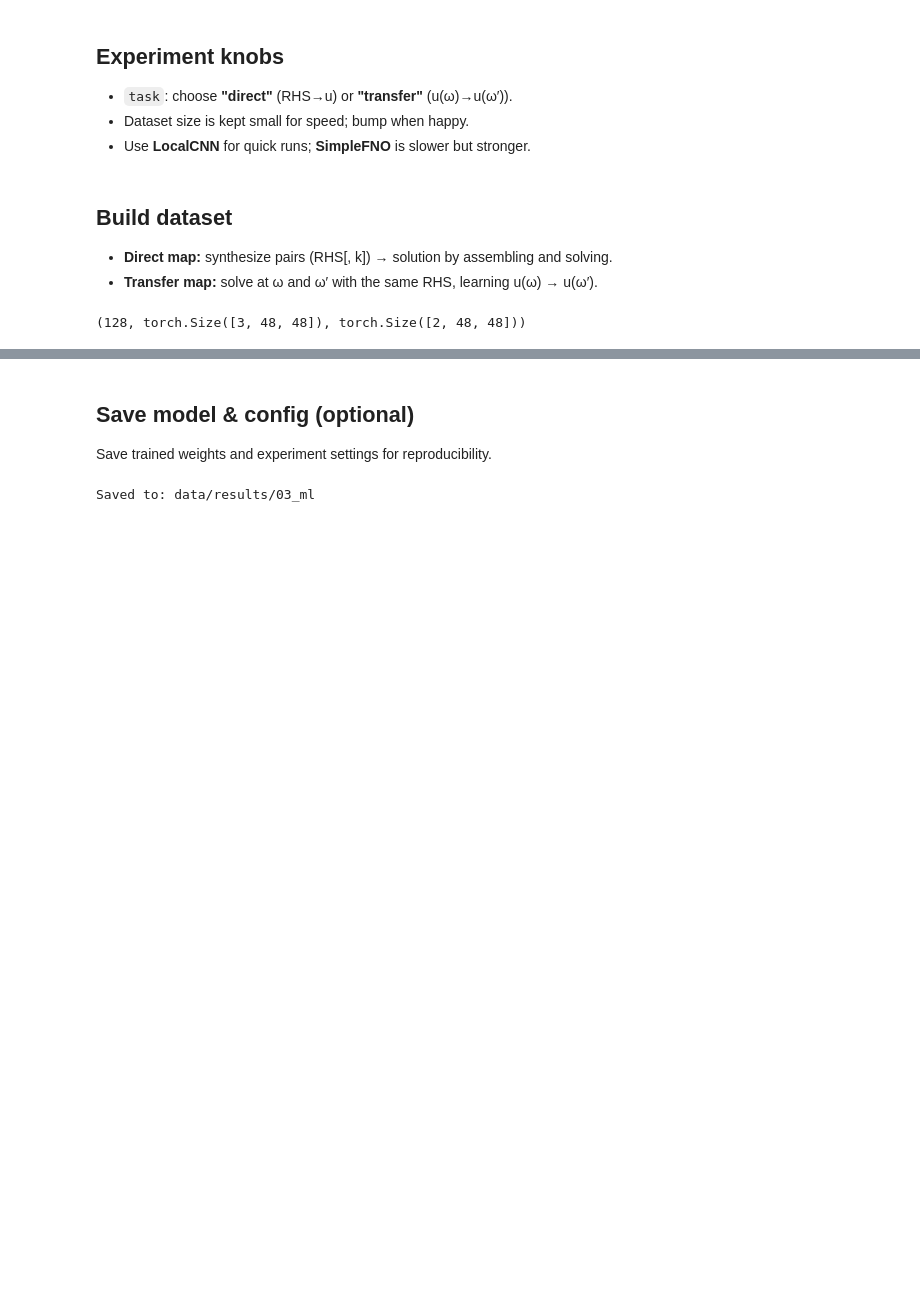
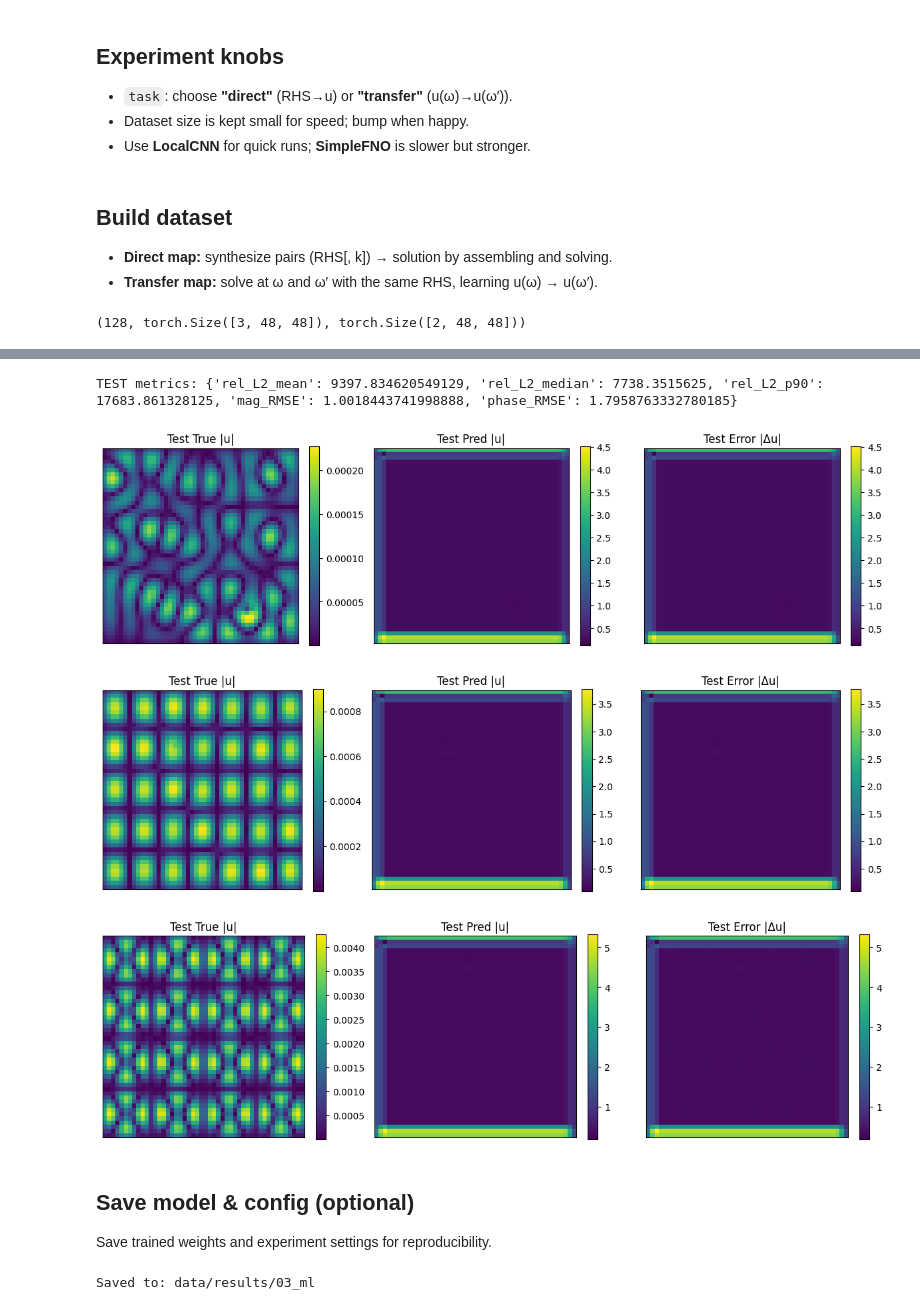
Before and after one commit to fkiewiet/FreqTransfer, a Jupyter notebook: notebooks/03_ml.ipynb, the cells around one changed output, grey strips where cells are left out. Cells and saved outputs as stored; diff of their text form; code cells hidden in the pictures; blank space fills up the shorter version.

```diff
--- a/notebooks/03_ml.ipynb
+++ b/notebooks/03_ml.ipynb
@@ -239,0 +161,20 @@ show_example(i=0)
+# %%
+# Compute per-channel mean/std on TRAIN split only
+import torch
+
+def _stack_subset(dataset):
+    xs, ys = [], []
+    for i in range(len(dataset)):
+        xi, yi = dataset[i]
+        xs.append(xi.unsqueeze(0))  # (1,C,H,W)
+        ys.append(yi.unsqueeze(0))  # (1,2,H,W)
+    return torch.cat(xs, dim=0), torch.cat(ys, dim=0)  # (N,C,H,W), (N,2,H,W)
+
+Xtr, Ytr = _stack_subset(ds_train)
+
+x_mean = Xtr.mean(dim=(0,2,3), keepdim=True)   # (1,C,1,1)
+x_std  = Xtr.std(dim=(0,2,3), keepdim=True).clamp_min(1e-12)
+y_mean = Ytr.mean(dim=(0,2,3), keepdim=True)   # (1,2,1,1)
+y_std  = Ytr.std(dim=(0,2,3), keepdim=True).clamp_min(1e-12)
+
+x_mean.shape, x_std.shape, y_mean.shape, y_std.shape
@@ -240,3 +255,46 @@ show_example(i=0)
+# %%
+from src.ml import eval_relative_metrics
+
+metrics_test = eval_relative_metrics(model, ds_test, batch_size=16)
+print("TEST metrics:", metrics_test)  # rel_L2_mean/median/p90, mag_RMSE, phase_RMSE
+# %% [output]
+TEST metrics: {'rel_L2_mean': 9397.834620549129, 'rel_L2_median': 7738.3515625, 'rel_L2_p90': 17683.861328125, 'mag_RMSE': 1.0018443741998888, 'phase_RMSE': 1.7958763332780185}
+# %%
+import numpy as np
+import matplotlib.pyplot as plt
+import torch
+
+device = "cuda" if torch.cuda.is_available() else "cpu"
+model = model.to(device).eval()
+
+def show_test_example(model, ds_split, i=0):
+    x, y_true = ds_split[i]
+
+    with torch.no_grad():
+        y_pred = model(x.unsqueeze(0).to(device)).cpu().numpy()[0]  # (2,H,W) NumPy
+
+    y_true_np = y_true.detach().cpu().numpy()                       # (2,H,W) NumPy
+
+    u_true = y_true_np[0] + 1j * y_true_np[1]
+    u_pred = y_pred[0]   + 1j * y_pred[1]
+    err = np.abs(u_pred - u_true)
+
+    fig, axs = plt.subplots(1, 3, figsize=(12, 4))
+    im0 = axs[0].imshow(np.abs(u_true)); axs[0].set_title('Test True |u|'); plt.colorbar(im0, ax=axs[0], fraction=0.046)
+    im1 = axs[1].imshow(np.abs(u_pred)); axs[1].set_title('Test Pred |u|'); plt.colorbar(im1, ax=axs[1], fraction=0.046)
+    im2 = axs[2].imshow(err);            axs[2].set_title('Test Error |Δu|'); plt.colorbar(im2, ax=axs[2], fraction=0.046)
+    for a in axs: a.set_xticks([]); a.set_yticks([])
+    plt.tight_layout()
+    plt.show()
+
+# show a few
+idxs = [0, min(1, len(ds_test)-1), min(5, len(ds_test)-1)]
+for i in dict.fromkeys(idxs):  # de-dupe while preserving order
+    show_test_example(model, ds_test, i=i)
+# %% [output]
+[figure, added]
+[figure, added]
+[figure, added]
 # %% [markdown]
 ## Save model & config (optional)
 
```
Also changed, not shown: parts of 19 cells of this notebook.
